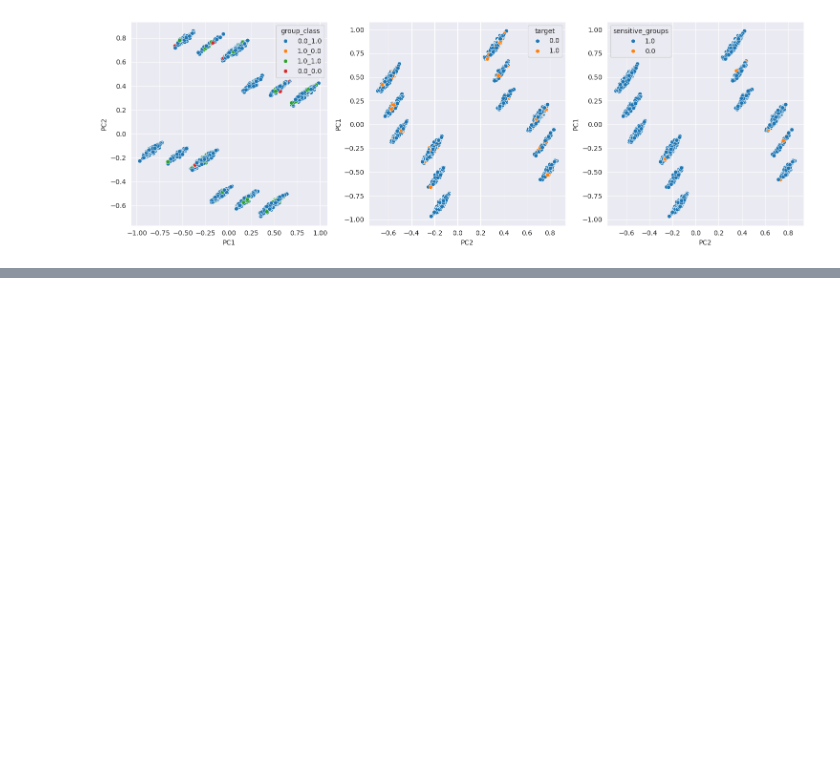
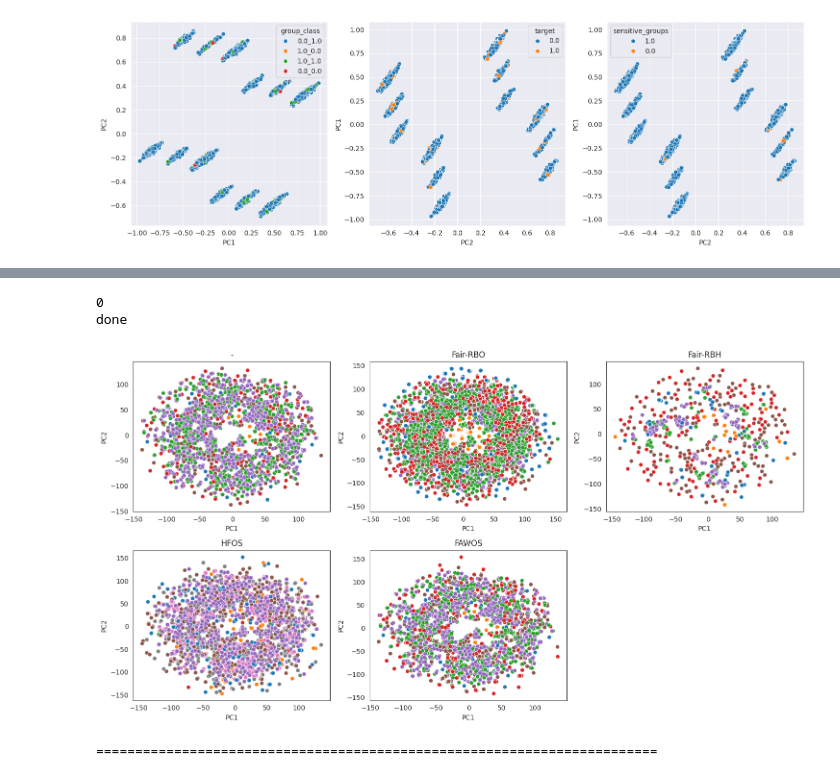
Before and after one commit to annprzy/fair_rbh, a Jupyter notebook: notebooks/data_analysis.ipynb, the cells around one changed output, grey strips where cells are left out. Saved outputs shown, nothing was run; the diff lists cells and outputs as text; code cells hidden in the pictures; blank space fills up the shorter version.

```diff
--- a/notebooks/data_analysis.ipynb
+++ b/notebooks/data_analysis.ipynb
@@ -221,0 +209,80 @@ PCA2(german_features, german_sensitive, german_target[german.target], german_clu
+# %%
+from src.validation_fhf_multi import init_dataset_multi
+from src.datasets.bank_dataset import BankDataset
+from src.datasets.adult_sampled_dataset import AdultSampledDataset
+import os
+
+sns.set_style("white")
+
+dataset_name = 'bank'
+data_path = '../data'
+algorithms = ['Fair-RBO', 'Fair-RBH', 'HFOS', 'FAWOS']
+save_path = '../figures'
+multi_bin = 'multi'
+results_path = '../results_multi'
+
+for i in range(0, 1):
+    print(i)
+    all_data = []
+    fig, axs = plt.subplots(2, 3, figsize=(15, 8))
+    dataset = init_dataset_multi(dataset_name, random_state=42, data_path=data_path)
+    #dataset = init_dataset_(dataset_name, random_state=42, data_path=data_path)
+    for e, path in enumerate([f'{results_path}/fair_rbo_{dataset_name}_decision_tree/2024-06-29/', f'{results_path}/fair_rbh_{dataset_name}_decision_tree/2024-06-29/', f'{results_path}/hfos_{dataset_name}_decision_tree/2024-06-29/', f'{results_path}/fawos_{dataset_name}_decision_tree/2024-06-29/']):
+        normal_data = os.path.join(path, f'train_{i}.csv')
+        fair_data = os.path.join(path, f'fair_{i}.csv')
+        if e == 0:
+            normal_data = pd.read_csv(normal_data)
+            normal_data = normal_data.iloc[: , 1:]
+            all_data.append(normal_data)
+        fair_data = pd.read_csv(fair_data)
+        fair_data = fair_data.iloc[: , 1:]
+        # features, sensitive, target = get_features_groups_target(fair_data, dataset)
+        # target = target[dataset.target]
+        # sensitive_groups = sensitive.astype('str').agg('_'.join, axis=1)
+        # group_class = [f'{s}_{t}' for t, s in zip(target.to_list(), sensitive_groups.to_list())]
+        # ids = [i for i, gg in enumerate(group_class) if gg in ['0.0_0.0_0.0', '0.0_0.0_1.0', '1.0_0.0_0.0', '1.0_0.0_1.0', '1.0_1.0_0.0', '1.0_1.0_1.0']]
+        #
+        # fair_data = fair_data.iloc[ids, :]
+        all_data.append(fair_data)
+    fair_all = pd.concat(all_data)
+    fair_df = dataset.perform_encoding('cont_ord_cat', fair_all, fair_all)
+    pca_features_all = tsne(fair_df, dataset)
+    print('done')
+    for e, path in enumerate([f'{results_path}/fair_rbo_{dataset_name}_decision_tree/2024-06-29/', f'{results_path}/fair_rbh_{dataset_name}_decision_tree/2024-06-29/', f'{results_path}/hfos_{dataset_name}_decision_tree/2024-06-29/', f'{results_path}/fawos_{dataset_name}_decision_tree/2024-06-29/']):
+        normal_data = os.path.join(path, f'train_{i}.csv')
+        fair_data = os.path.join(path, f'fair_{i}.csv')
+        results = os.path.join(path, f'fairness_{i}.csv')
+        performance_res = os.path.join(path, f'performance_{i}.csv')
+        test_data = os.path.join(path, f'test_{i}.csv')
+        preds_train = os.path.join(path, f'train_preds_{i}.npy')
+        preds_fair = os.path.join(path, f'fair_preds_{i}.npy')
+
+        normal_data = pd.read_csv(normal_data)
+        normal_data = normal_data.iloc[: , 1:]
+        fair_data = pd.read_csv(fair_data)
+        fair_data = fair_data.iloc[: , 1:]
+        # features, sensitive, target = get_features_groups_target(fair_data, dataset)
+        # target = target[dataset.target]
+        # sensitive_groups = sensitive.astype('str').agg('_'.join, axis=1)
+        # group_class = [f'{s}_{t}' for t, s in zip(target.to_list(), sensitive_groups.to_list())]
+        # ids = [i for i, gg in enumerate(group_class) if gg in ['0.0_0.0_0.0', '0.0_0.0_1.0', '1.0_0.0_0.0', '1.0_0.0_1.0', '1.0_1.0_0.0', '1.0_1.0_1.0']]
+        #
+        # fair_data = fair_data.iloc[ids, :]
+        results = pd.read_csv(results)
+        performance = pd.read_csv(performance_res)
+
+        if e == 0:
+            fig = explain_data(normal_data, all_data, dataset, fig, axs, e, '-', pca_features_all)
+
+        fig = explain_data(fair_data, all_data, dataset, fig, axs, e + 1, algorithms[e], pca_features_all)
+    axs[1,2].remove()
+    # for ax in axs:
+    #     ax.get_legend().set_visible(False)
+    plt.savefig(f'{save_path}/{dataset_name}_{multi_bin}.pdf')
+    plt.show()
+    print('========================================================================')
+# %% [output]
+0
+done
+[figure, added]
+========================================================================
```
Also changed, not shown: parts of 8 cells of this notebook, 37 other files.
